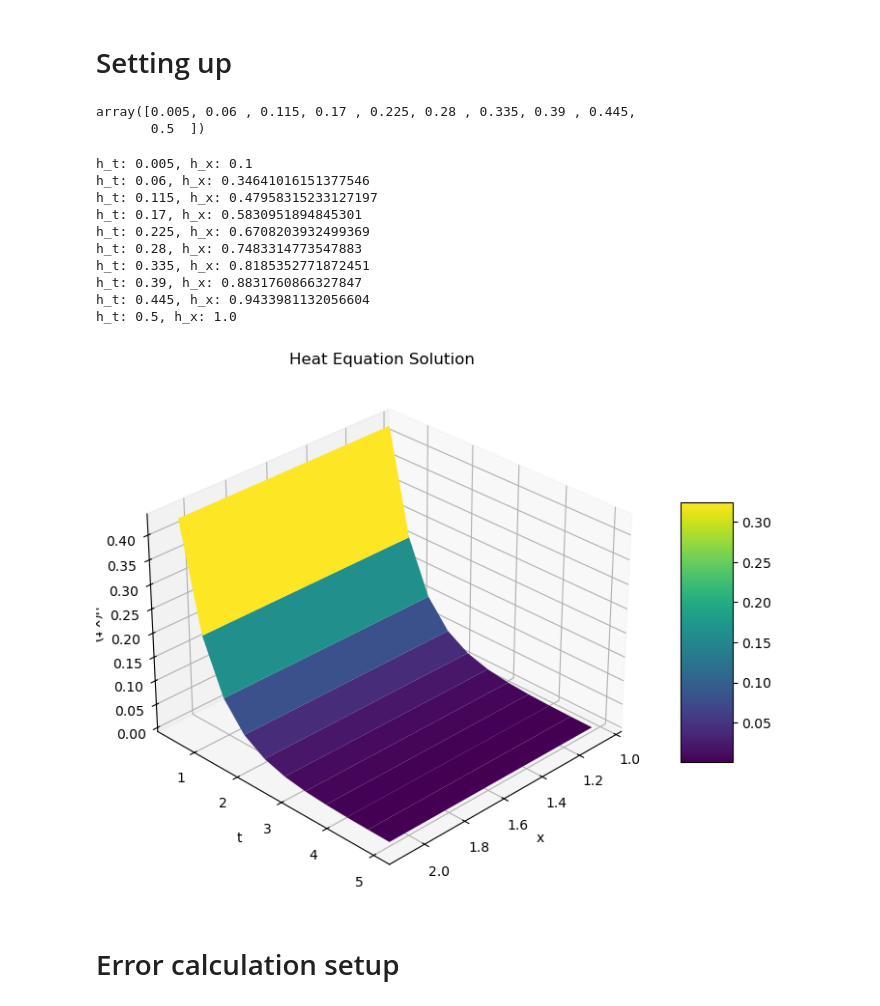
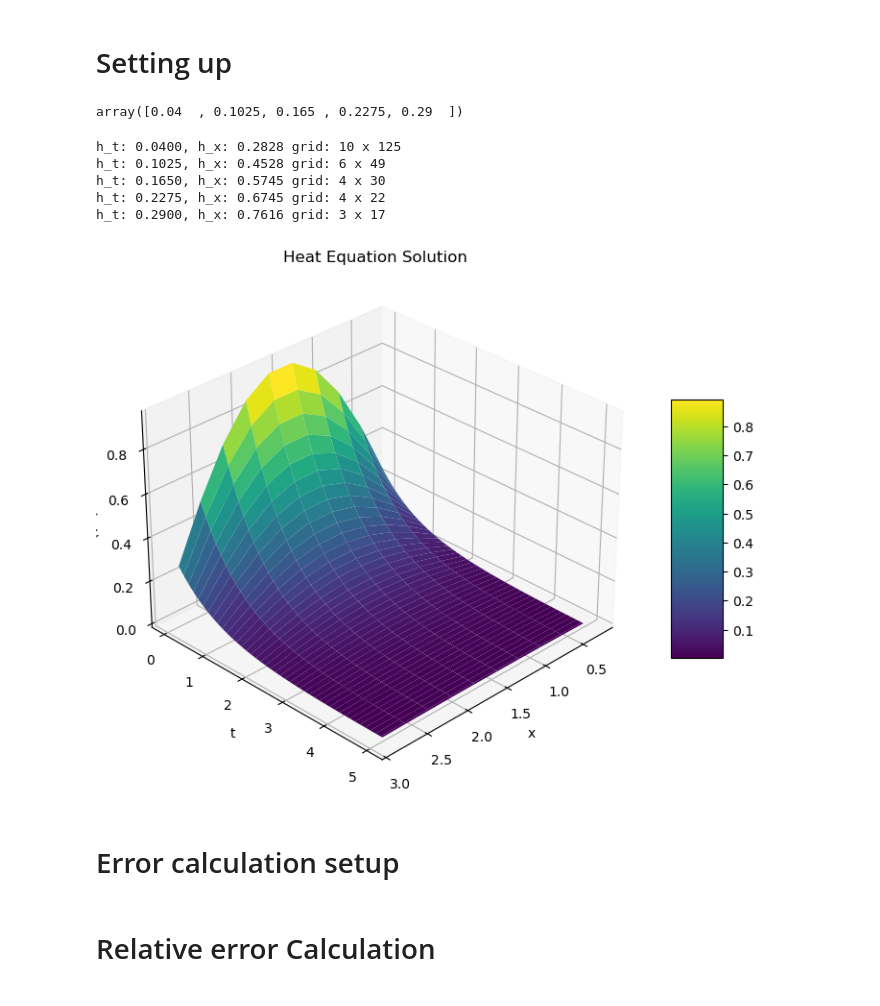
Before and after one commit to FoyerD/num_pde, a Jupyter notebook: hw1/q4.ipynb, the cells around one changed output. Drawn from its saved outputs; the diff is of its cells as text; code cells hidden in the pictures.

```diff
--- a/hw1/q4.ipynb
+++ b/hw1/q4.ipynb
@@ -21,13 +21,14 @@ def make_L(n_x):
     return L
 # %%
 search_resolution = 0.05
-max_h_t = 0.5
-min_h_t = 0.005
+span = 0.25
+min_h_t = 0.04
+
+max_h_t = min_h_t + span
 h_ts = np.linspace(min_h_t, max_h_t, int((max_h_t - min_h_t) / search_resolution) + 1)
 h_ts
 # %% [output]
-array([0.005, 0.06 , 0.115, 0.17 , 0.225, 0.28 , 0.335, 0.39 , 0.445,
-       0.5  ])
+array([0.04  , 0.1025, 0.165 , 0.2275, 0.29  ])
 # %%
 u_grids= []
 
@@ -45,58 +46,54 @@ def get_u_grid(h_x, h_t, x_grid, t_grid):
 
 def get_solution_from_ht(h_t):
     h_x = make_hx(h_t)
-    x_grid = np.linspace(x_0, x_n, int(x_n/h_x)+1)[1:-1]
-    t_grid = np.linspace(t_0, t_n, int(t_n/h_t)+1)[1:]
-    print(f"h_t: {h_t}, h_x: {h_x}")
+    x_grid = np.linspace(x_0, x_n, round((x_n - x_0)/h_x) + 1)[1:-1]
+    t_grid = np.linspace(t_0, t_n, round((t_n - t_0)/h_t)+1)[1:]
+    print(f"h_t: {h_t:.4f}, h_x: {h_x:.4f} grid: {x_grid.shape[0]} x {t_grid.shape[0]}")
+    # print(f"grid: {x_grid.shape} x {t_grid.shape}")
     return x_grid, t_grid, get_u_grid(h_x, h_t, x_grid, t_grid), h_x, h_t
 
 for h_t in tqdm(h_ts):
     u_grids.append(get_solution_from_ht(h_t))
 # %% [output]
-h_t: 0.005, h_x: 0.1
-h_t: 0.06, h_x: 0.34641016151377546
-h_t: 0.115, h_x: 0.47958315233127197
-h_t: 0.17, h_x: 0.5830951894845301
-h_t: 0.225, h_x: 0.6708203932499369
-h_t: 0.28, h_x: 0.7483314773547883
-h_t: 0.335, h_x: 0.8185352771872451
-h_t: 0.39, h_x: 0.8831760866327847
-h_t: 0.445, h_x: 0.9433981132056604
-h_t: 0.5, h_x: 1.0
+h_t: 0.0400, h_x: 0.2828 grid: 10 x 125
+h_t: 0.1025, h_x: 0.4528 grid: 6 x 49
+h_t: 0.1650, h_x: 0.5745 grid: 4 x 30
+h_t: 0.2275, h_x: 0.6745 grid: 4 x 22
+h_t: 0.2900, h_x: 0.7616 grid: 3 x 17
 # %%
 %matplotlib inline
 
 from mpl_toolkits.mplot3d import Axes3D
 
 def plot_solution_3d(x_axis, t_axis, u_grid):
     """
     Plot 3D surface of solution (interactive).
 
     Args:
         x_axis: 1D array of x values
         t_axis: 1D array of t values
         u_grid: 2D array of shape (len(x_axis), len(t_axis))
     """
     X, T = np.meshgrid(x_axis, t_axis, indexing='ij')
 
     fig = plt.figure(figsize=(10, 7))
     ax = fig.add_subplot(111, projection='3d')
 
     surf = ax.plot_surface(X, T, u_grid, cmap='viridis')
 
     ax.set_xlabel('x')
     ax.set_ylabel('t')
     ax.set_zlabel('u(x,t)')
     ax.set_title('Heat Equation Solution')
     ax.view_init(elev=30, azim=45)
     fig.colorbar(surf, ax=ax, shrink=0.5, aspect=5)
     plt.show()
 
 # Usage with your data:
-x_grid, t_grid, u_grid, h_x, h_t = u_grids[8]  # pick a solution
+x_grid, t_grid, u_grid, h_x, h_t = u_grids[0]  # pick a solution
 plot_solution_3d(x_grid, t_grid, u_grid)
 # %% [output]
-[figure, old version]
+[figure, new version]
 # %% [markdown]
 # Error calculation setup
 # %%
@@ -143,4 +143,6 @@ def plot_errs_vs_ht(h_ts, errs):
     plt.show()
+# %% [markdown]
+# Relative error Calculation
 # %%
 u_grids_err = calc_rel_err_under(u_grids)
 
```
Also changed, not shown: parts of 5 cells of this notebook.
